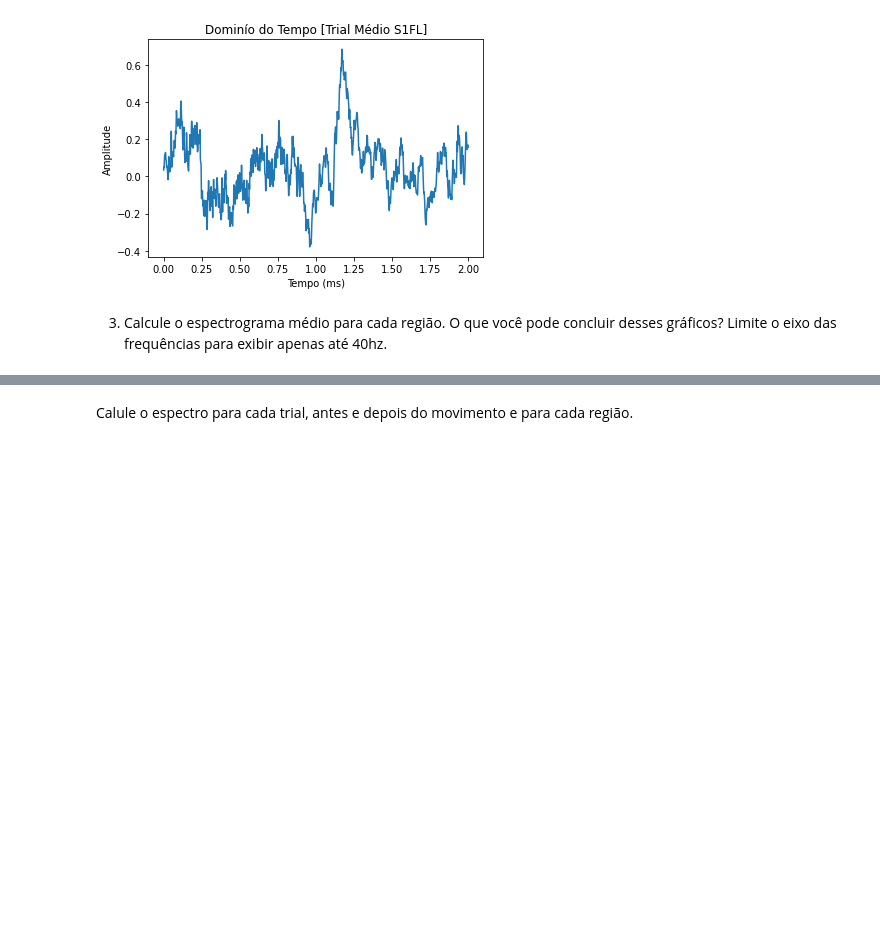
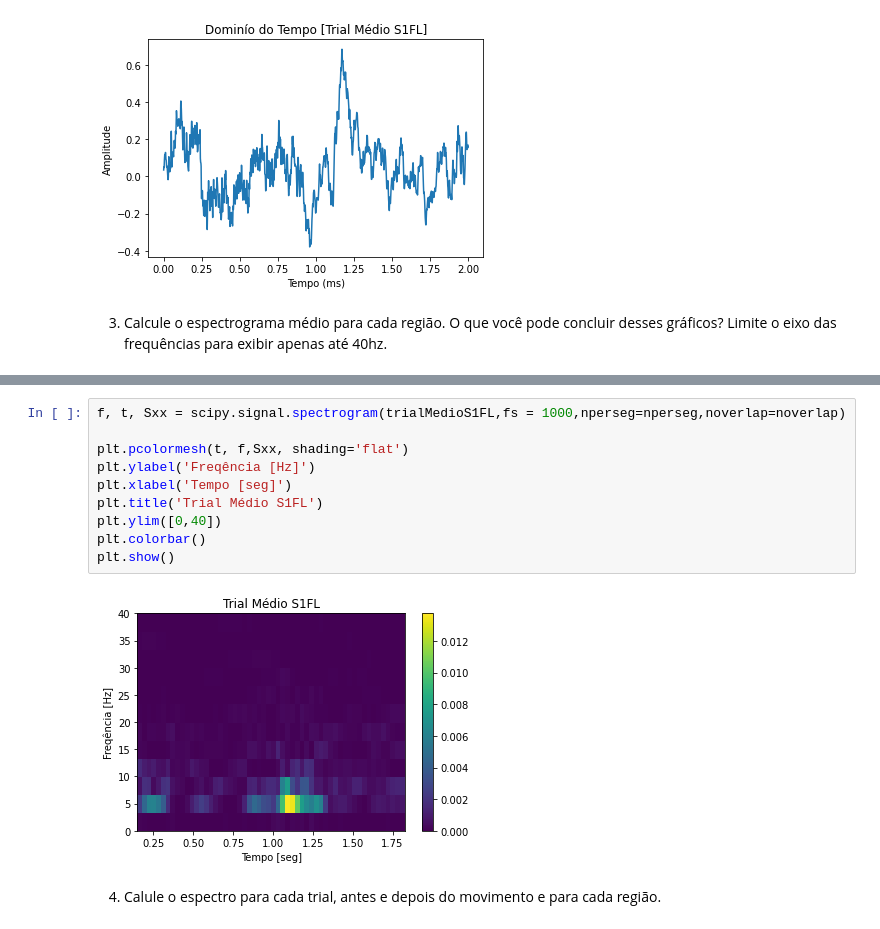
Before and after one commit to kellissonlima/proc-sinais-20212, a Jupyter notebook: Kellisson_Kayonário_de_Lima_Lista_2_Análise_Espectral.ipynb, the cells around one changed output, grey strips where cells are left out. Cells and saved outputs as stored; diff of their text form; blank space fills up the shorter version.

```diff
--- a/Kellisson_Kayonário_de_Lima_Lista_2_Análise_Espectral.ipynb
+++ b/Kellisson_Kayonário_de_Lima_Lista_2_Análise_Espectral.ipynb
@@ -155,2 +158,14 @@ Cpu Antes:  [[-1.43583934 -1.32436542 -1.17747347 ... -0.82340922 -0.99788727
+# %%
+f, t, Sxx = scipy.signal.spectrogram(trialMedioS1FL,fs = 1000,nperseg=nperseg,noverlap=noverlap)
+
+plt.pcolormesh(t, f,Sxx, shading='flat')
+plt.ylabel('Freqência [Hz]')
+plt.xlabel('Tempo [seg]')
+plt.title('Trial Médio S1FL')
+plt.ylim([0,40])
+plt.colorbar()
+plt.show()
+# %% [output]
+[figure, added]
 # %% [markdown]
-Calule o espectro para cada trial, antes e depois do movimento e para cada região.
+4. Calule o espectro para cada trial, antes e depois do movimento e para cada região.
```
Also changed, not shown: parts of 16 cells of this notebook.
